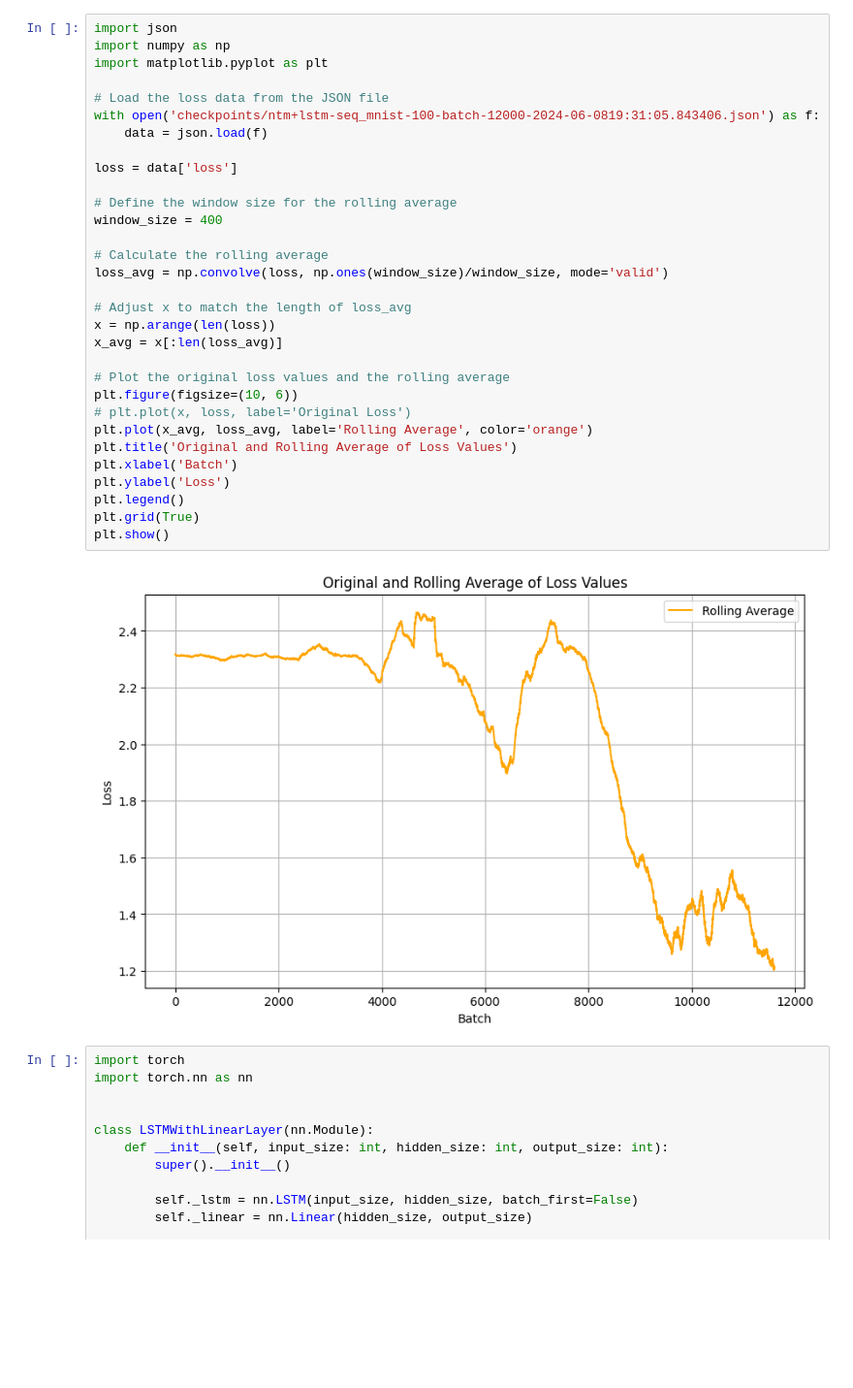
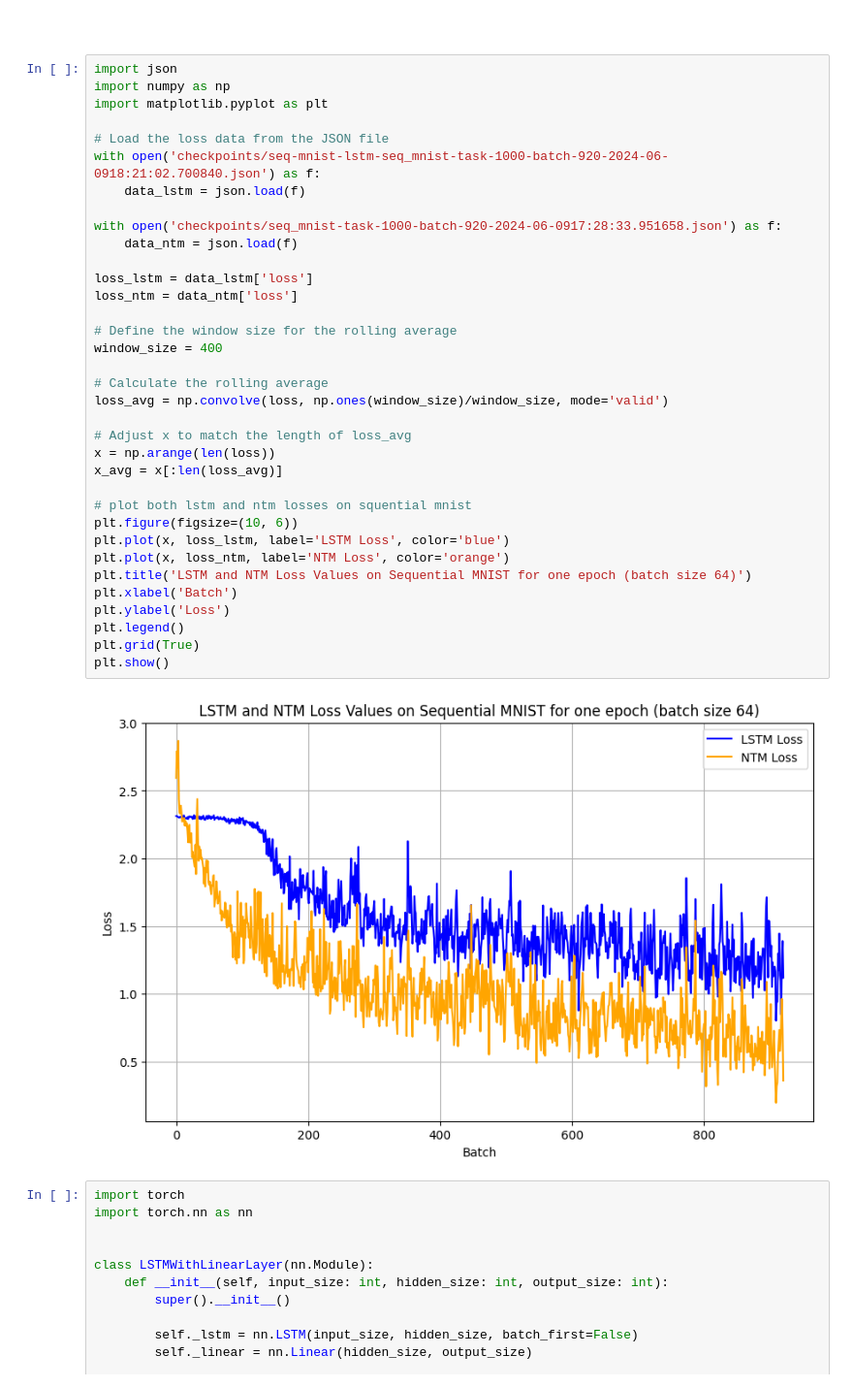
Before and after one commit to Floritium/S4_Neural_Turing, a Jupyter notebook: plot.ipynb, the cells around one changed output. Shown at 97% size. Cells and saved outputs as stored; diff of their text form; blank space fills up the shorter version.

Commit message:
LSTM baseline and epoch.

```diff
--- a/plot.ipynb
+++ b/plot.ipynb
@@ -1,36 +1,42 @@
+# %% [markdown]
+#
 # %%
 import json
 import numpy as np
 import matplotlib.pyplot as plt
 
 # Load the loss data from the JSON file
-with open('checkpoints/ntm+lstm-seq_mnist-100-batch-12000-2024-06-0819:31:05.843406.json') as f:
-    data = json.load(f)
+with open('checkpoints/seq-mnist-lstm-seq_mnist-task-1000-batch-920-2024-06-0918:21:02.700840.json') as f:
+    data_lstm = json.load(f)
 
-loss = data['loss']
+with open('checkpoints/seq_mnist-task-1000-batch-920-2024-06-0917:28:33.951658.json') as f:
+    data_ntm = json.load(f)
+
+loss_lstm = data_lstm['loss']
+loss_ntm = data_ntm['loss']
 
 # Define the window size for the rolling average
 window_size = 400
 
 # Calculate the rolling average
 loss_avg = np.convolve(loss, np.ones(window_size)/window_size, mode='valid')
 
 # Adjust x to match the length of loss_avg
 x = np.arange(len(loss))
 x_avg = x[:len(loss_avg)]
 
-# Plot the original loss values and the rolling average
+# plot both lstm and ntm losses on squential mnist
 plt.figure(figsize=(10, 6))
-# plt.plot(x, loss, label='Original Loss')
-plt.plot(x_avg, loss_avg, label='Rolling Average', color='orange')
-plt.title('Original and Rolling Average of Loss Values')
+plt.plot(x, loss_lstm, label='LSTM Loss', color='blue')
+plt.plot(x, loss_ntm, label='NTM Loss', color='orange')
+plt.title('LSTM and NTM Loss Values on Sequential MNIST for one epoch (batch size 64)')
 plt.xlabel('Batch')
 plt.ylabel('Loss')
 plt.legend()
 plt.grid(True)
 plt.show()
 # %% [output]
-[figure, old version]
+[figure, new version]
 # %%
 import torch
 import torch.nn as nn
```
Also changed, not shown: 6 other files.
